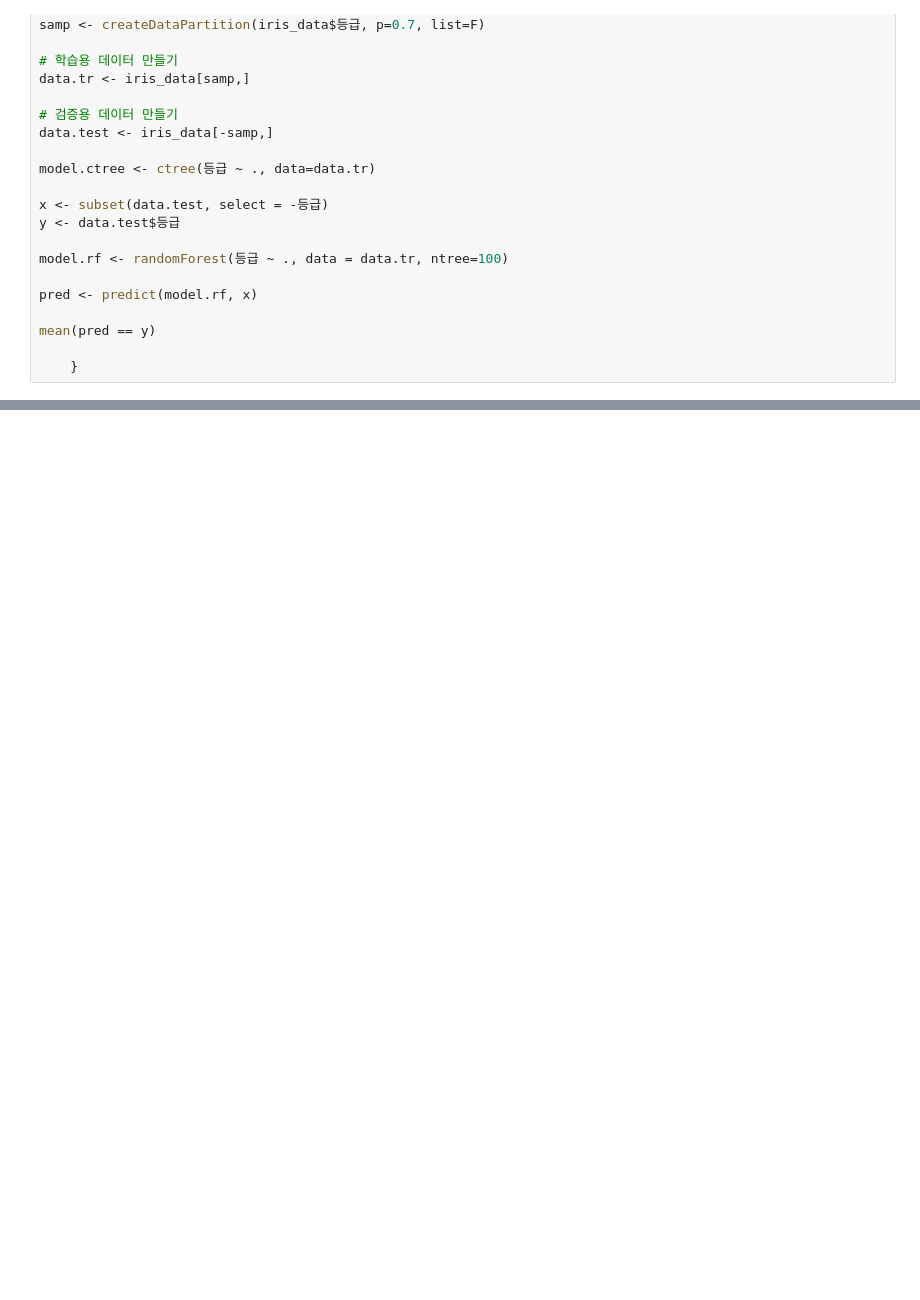
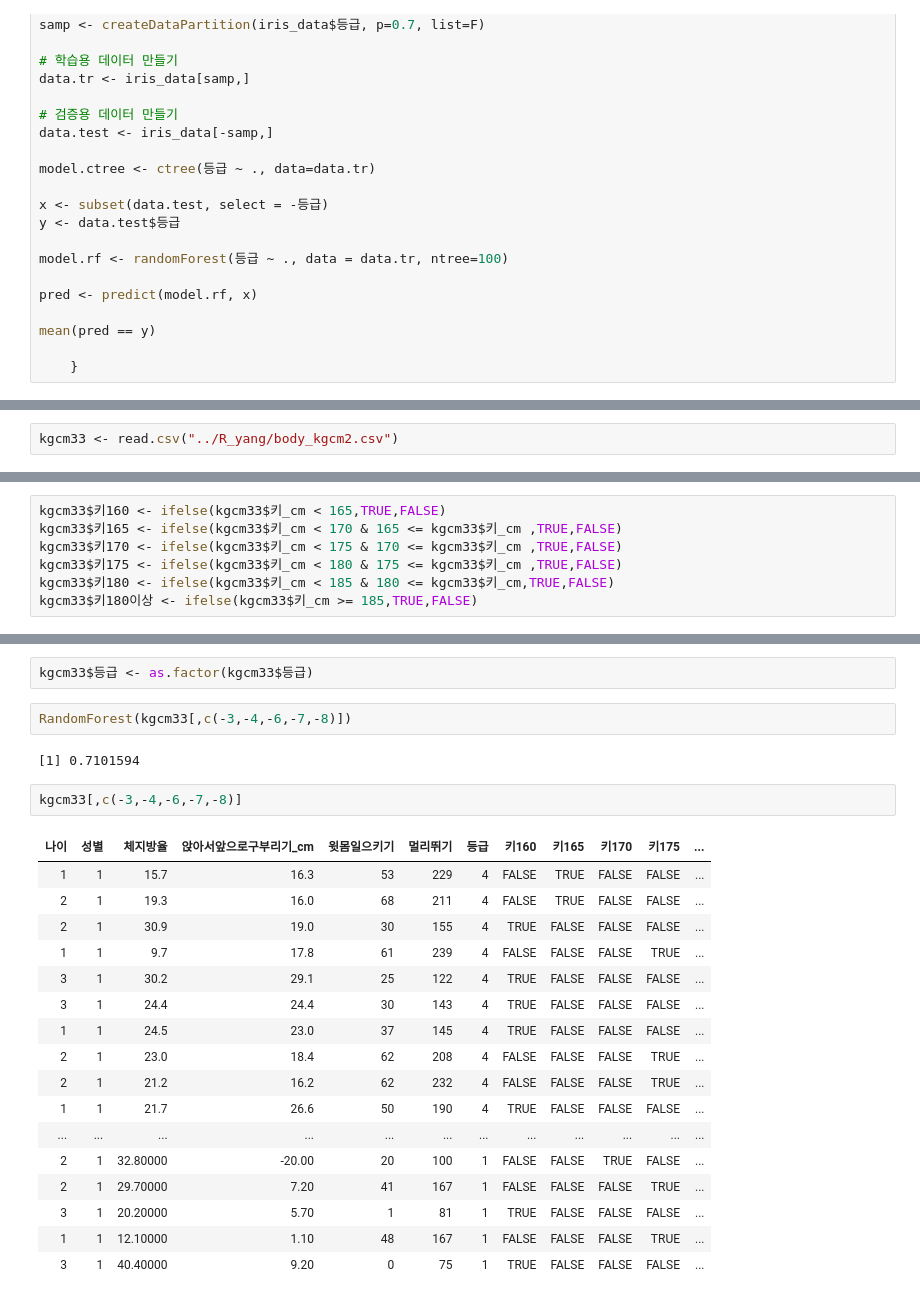
Before and after one commit to yang-gwihyeon/R_yang, a Jupyter notebook: 바디.ipynb, the cells around one changed output, grey strips where cells are left out. Cells and saved outputs as stored; diff of their text form; blank space fills up the shorter version.

```diff
--- a/바디.ipynb
+++ b/바디.ipynb
@@ -356,0 +752,2 @@ RandomForest(Mb2)
+# %%
+kgcm33 <- read.csv("../R_yang/body_kgcm2.csv")
@@ -356,0 +764,7 @@ RandomForest(Mb2)
+# %%
+kgcm33$키160 <- ifelse(kgcm33$키_cm < 165,TRUE,FALSE)
+kgcm33$키165 <- ifelse(kgcm33$키_cm < 170 & 165 <= kgcm33$키_cm ,TRUE,FALSE)
+kgcm33$키170 <- ifelse(kgcm33$키_cm < 175 & 170 <= kgcm33$키_cm ,TRUE,FALSE)
+kgcm33$키175 <- ifelse(kgcm33$키_cm < 180 & 175 <= kgcm33$키_cm ,TRUE,FALSE)
+kgcm33$키180 <- ifelse(kgcm33$키_cm < 185 & 180 <= kgcm33$키_cm,TRUE,FALSE)
+kgcm33$키180이상 <- ifelse(kgcm33$키_cm >= 185,TRUE,FALSE)
@@ -356,0 +801,26 @@ RandomForest(Mb2)
+# %%
+kgcm33$등급 <- as.factor(kgcm33$등급)
+# %%
+RandomForest(kgcm33[,c(-3,-4,-6,-7,-8)])
+# %% [output]
+[1] 0.7101594
+# %%
+kgcm33[,c(-3,-4,-6,-7,-8)]
+# %% [output]
+| 나이 | 성별 | 체지방율 | 앉아서앞으로구부리기_cm | 윗몸일으키기 | 멀리뛰기 | 등급 | 키160 | 키165 | 키170 | 키175 | ... |
+| 1 | 1 | 15.7 | 16.3 | 53 | 229 | 4 | FALSE | TRUE | FALSE | FALSE | ... |
+| 2 | 1 | 19.3 | 16.0 | 68 | 211 | 4 | FALSE | TRUE | FALSE | FALSE | ... |
+| 2 | 1 | 30.9 | 19.0 | 30 | 155 | 4 | TRUE | FALSE | FALSE | FALSE | ... |
+| 1 | 1 | 9.7 | 17.8 | 61 | 239 | 4 | FALSE | FALSE | FALSE | TRUE | ... |
+| 3 | 1 | 30.2 | 29.1 | 25 | 122 | 4 | TRUE | FALSE | FALSE | FALSE | ... |
+| 3 | 1 | 24.4 | 24.4 | 30 | 143 | 4 | TRUE | FALSE | FALSE | FALSE | ... |
+| 1 | 1 | 24.5 | 23.0 | 37 | 145 | 4 | TRUE | FALSE | FALSE | FALSE | ... |
+| 2 | 1 | 23.0 | 18.4 | 62 | 208 | 4 | FALSE | FALSE | FALSE | TRUE | ... |
+| 2 | 1 | 21.2 | 16.2 | 62 | 232 | 4 | FALSE | FALSE | FALSE | TRUE | ... |
+| 1 | 1 | 21.7 | 26.6 | 50 | 190 | 4 | TRUE | FALSE | FALSE | FALSE | ... |
+| ... | ... | ... | ... | ... | ... | ... | ... | ... | ... | ... | ... |
+| 2 | 1 | 32.80000 | -20.00 | 20 | 100 | 1 | FALSE | FALSE | TRUE | FALSE | ... |
+| 2 | 1 | 29.70000 | 7.20 | 41 | 167 | 1 | FALSE | FALSE | FALSE | TRUE | ... |
+| 3 | 1 | 20.20000 | 5.70 | 1 | 81 | 1 | TRUE | FALSE | FALSE | FALSE | ... |
+| 1 | 1 | 12.10000 | 1.10 | 48 | 167 | 1 | FALSE | FALSE | FALSE | TRUE | ... |
+| 3 | 1 | 40.40000 | 9.20 | 0 | 75 | 1 | TRUE | FALSE | FALSE | FALSE | ... |
```
Also changed, not shown: parts of 72 cells of this notebook, 14 other files.
